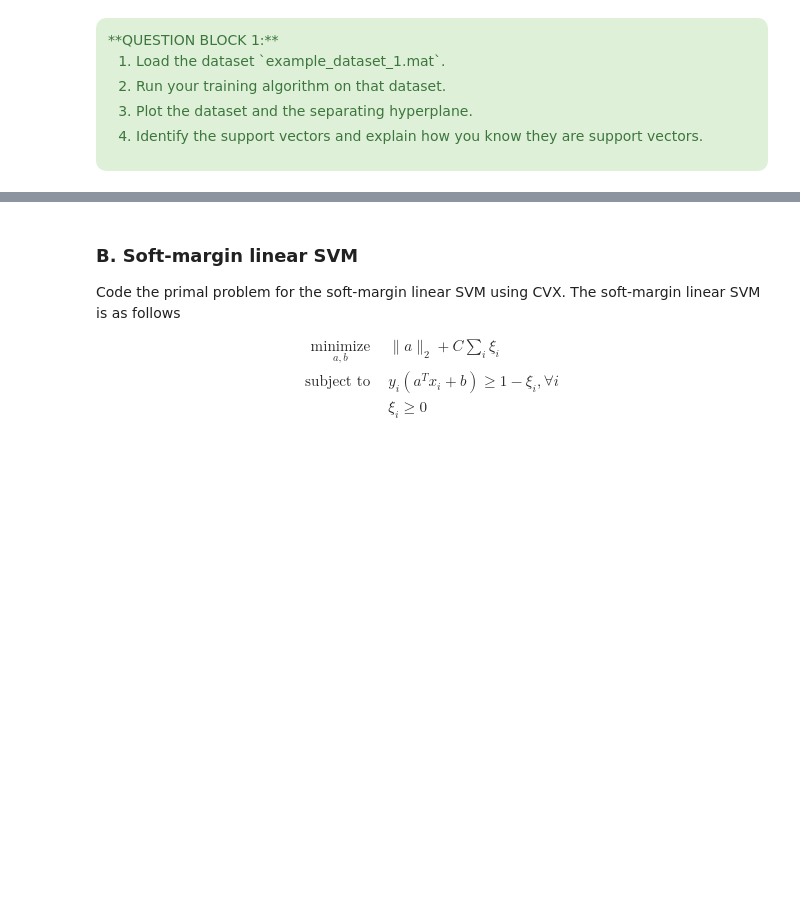
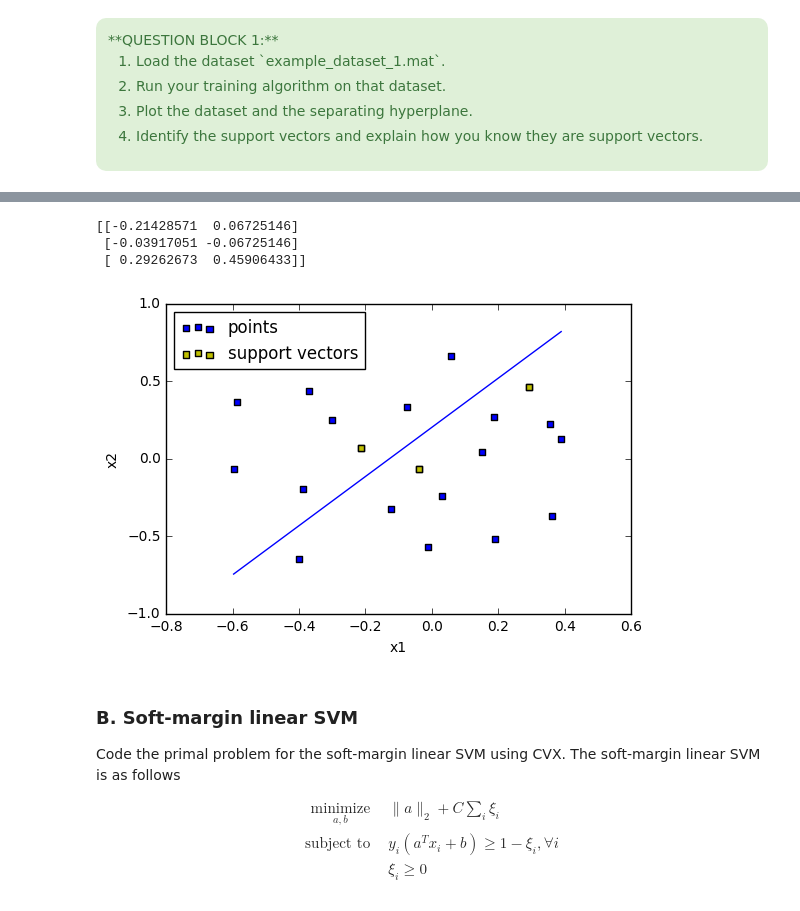
Before and after one commit to JohannesHeidecke/UPC-MAI-IML, a Jupyter notebook: exercise 3/supervised_exercise_3_johannes.ipynb, the cells around one changed output, grey strips where cells are left out. Saved outputs shown, nothing was run; the diff lists cells and outputs as text; code cells hidden in the pictures; blank space fills up the shorter version.

```diff
--- a/exercise 3/supervised_exercise_3_johannes.ipynb
+++ b/exercise 3/supervised_exercise_3_johannes.ipynb
@@ -181,3 +174,35 @@ b:  0.975177304056
+# %%
+# Question 1-4:
+
+# The support vectors are the points that fullfill the condition
+# aT * x + b = 1 or -1
+yResult =  np.add(X.dot(a.value), b.value)
+supportVectorRows = np.where(np.isclose(np.abs(yResult), 1))[0]
+
+print X[supportVectorRows, :]
+
+%matplotlib inline
+fig = plt.figure()
+ax1 = fig.add_subplot(111)
+# plot the data points according to their class:
+ax1.scatter(X[:, 0], X[:, 1], s=20, c='b', marker="s", label='points')
+ax1.scatter(X[supportVectorRows, 0], X[supportVectorRows, 1], s=20, c='y', marker="s", label='support vectors')
+plt.legend(loc='upper left');
+# plot the hyperplane
+# a*x + b = 0 <=> x2 = (-a1/a2)x1 - b/a2
+slope = -a.value[0]/a.value[1]
+x1s = np.array([min(X[:, 0]), max(X[:, 0])])
+x2s = np.multiply(x1s, slope)
+x2s = np.add(x2s, -b.value/a.value[1]).tolist()[0]
+plt.plot(x1s, x2s)
+ax1.set_xlabel('x1')
+ax1.set_ylabel('x2')
+plt.show()
+# %% [output]
+[[-0.21428571  0.06725146]
+ [-0.03917051 -0.06725146]
+ [ 0.29262673  0.45906433]]
+[figure, added]
 # %% [markdown]
 ### B. Soft-margin linear SVM
 
```
Also changed, not shown: parts of 4 cells of this notebook.
